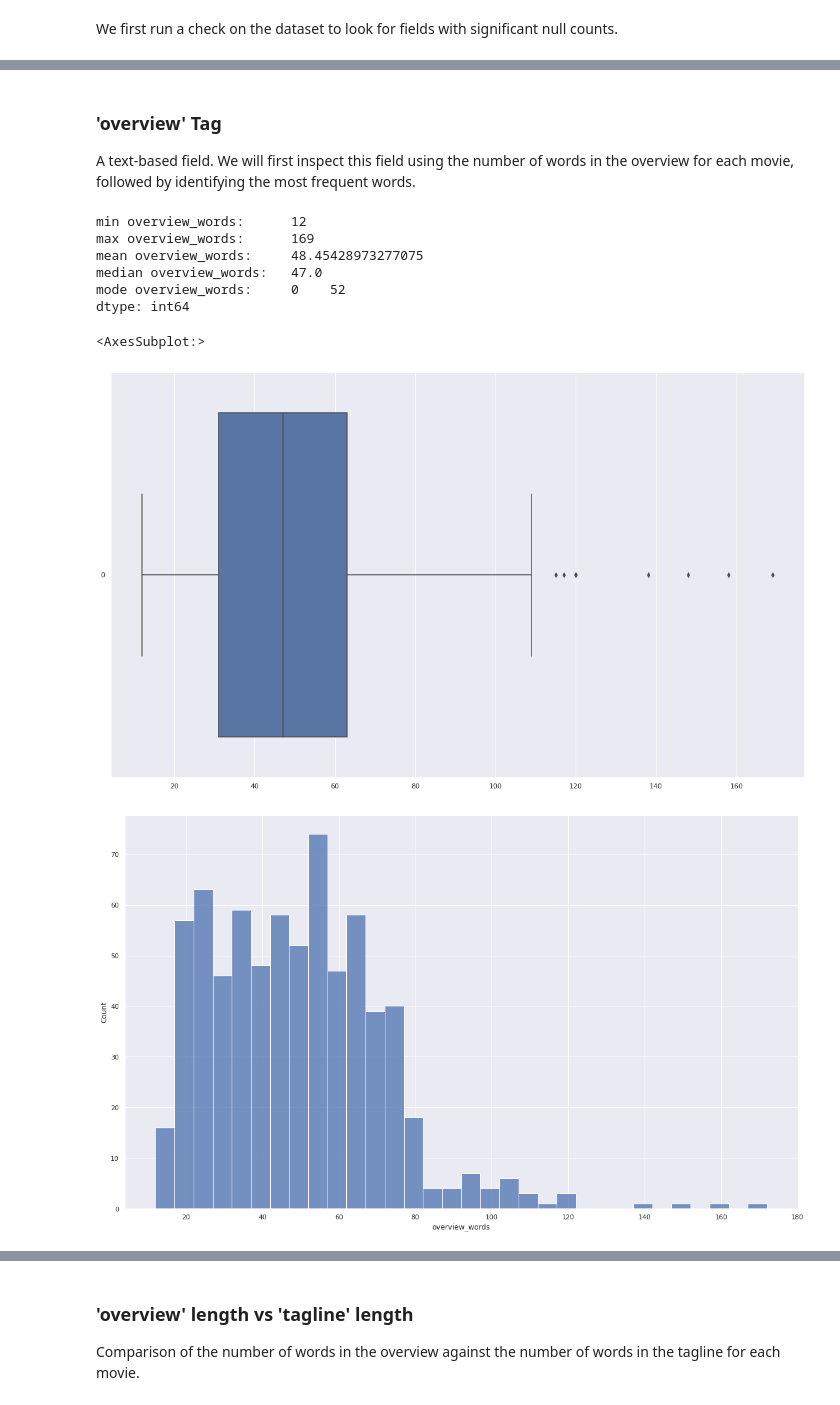
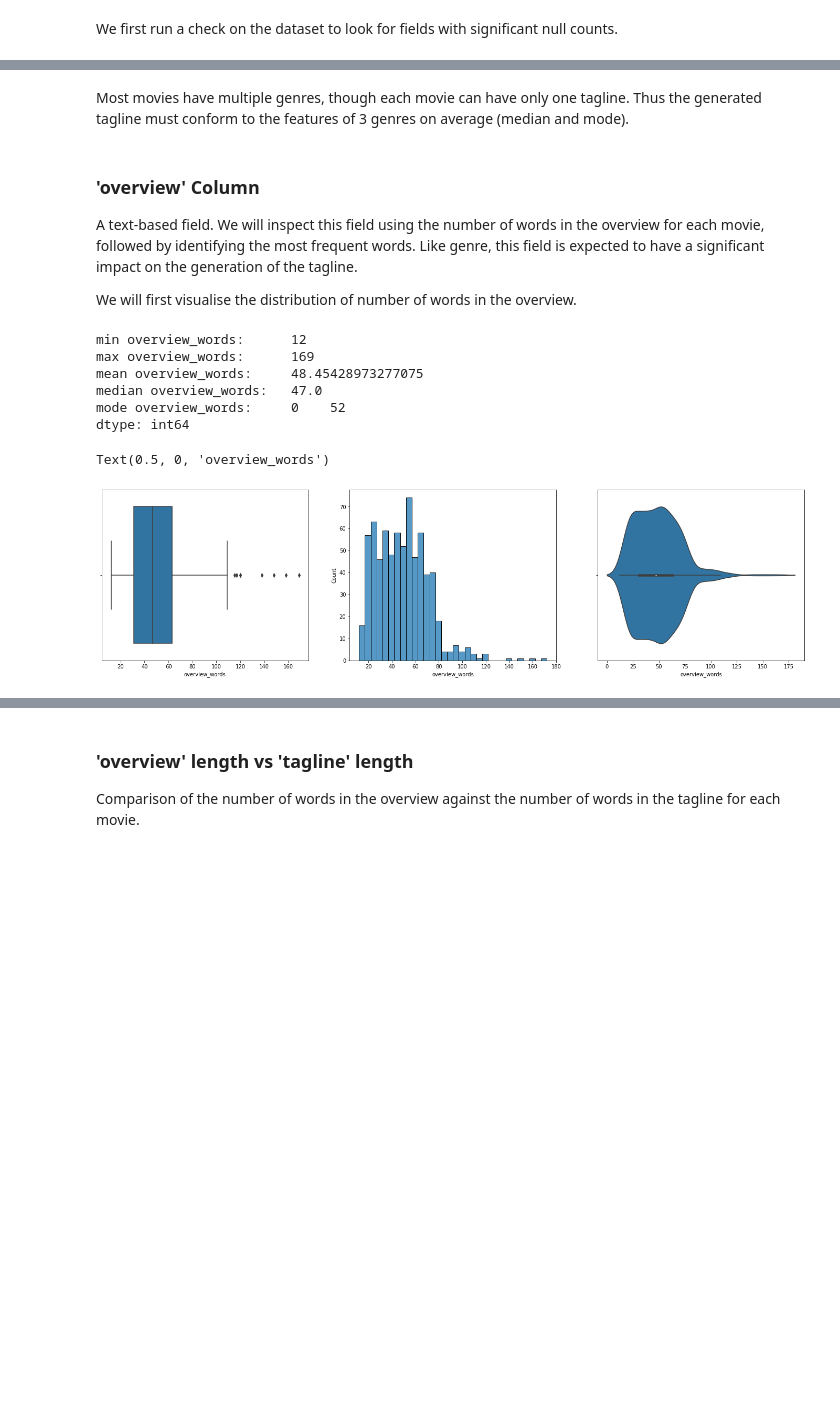
Before and after one commit to Benjamintdk/DSAI-Project, a Jupyter notebook: 01_eda.ipynb, the cells around one changed output, grey strips where cells are left out. Drawn from its saved outputs; the diff is of its cells as text; code cells hidden in the pictures; blank space fills up the shorter version.

```diff
--- a/01_eda.ipynb
+++ b/01_eda.ipynb
@@ -28,4 +31,5 @@ import json
 ## Import the Dataset and Clean Data
 The dataset is in CSV format; hence we use the read_csv function from Pandas into the dataframe 'df_all'
 # %%
-df_all = pd.read_csv('raw_data.csv')
+df_all = pd.read_csv('train.csv')
+df_all.info()
@@ -66,0 +120,4 @@ At this point 'release_date' will also be parsed as datetime. We will create 're
+# %%
+df = df[df.video == False]
+
+df = df.drop(columns=['video'])
@@ -201,0 +291,15 @@ dtype: object
+# %%
+# release_date binning
+
+df1['release_day_bin'] = ""
+
+for i in range(len(df1)):
+    tmpInt = df1.iloc[i, df1.columns.get_loc('release_day')]
+    if (tmpInt >= 1 and tmpInt <= 10):
+        df1.iloc[i, df1.columns.get_loc('release_day_bin')] = '1-10'
+    elif (tmpInt >= 11 and tmpInt <= 20):
+        df1.iloc[i, df1.columns.get_loc('release_day_bin')] = '11-20'
+    elif (tmpInt >= 21 and tmpInt <= 31):
+        df1.iloc[i, df1.columns.get_loc('release_day_bin')] = '21-31'
+
+sb.catplot(y = "release_day_bin", data = df1, kind = "count")
@@ -205,9 +326,0 @@ We will first extract the genre columns to a separate dataframe for ease of anal
-# %%
-# genre
-
-start = df1.columns.get_loc("Action")
-end = df1.columns.get_loc("Western")
-size = end - start + 1
-
-df_genre = df1.iloc[:, np.r_[start:end+1]]
-df_genre.head()
@@ -262,38 +374,43 @@ ax = sb.countplot(x="genre_count", data=df1)
+# %% [markdown]
+Most movies have multiple genres, though each movie can have only one tagline. Thus the generated tagline must conform to the features of 3 genres on average (median and mode).
 # %% [markdown]
-### 'overview' Tag
-A text-based field. We will first inspect this field using the number of words in the overview for each movie, followed by identifying the most frequent words.
+### 'overview' Column
+A text-based field. We will inspect this field using the number of words in the overview for each movie, followed by identifying the most frequent words. Like genre, this field is expected to have a significant impact on the generation of the tagline.
+
+We will first visualise the distribution of number of words in the overview.
 # %%
 # number of words in overview
 
 df1["overview_words"] = 0
 
 for i in range(len(df1)):
     tmpStr = df1.iloc[i, df1.columns.get_loc('overview')]
     res = len(tmpStr.split())
     df1.iloc[i, df1.columns.get_loc('overview_words')]  = res
 
 print("min overview_words:\t", df1["overview_words"].min())
 print("max overview_words:\t", df1["overview_words"].max())
 print("mean overview_words:\t", df1["overview_words"].mean())
 print("median overview_words:\t", df1["overview_words"].median())
 print("mode overview_words:\t", df1["overview_words"].mode())
 
+f, axes = plt.subplots(1, 3, figsize=(24, 6))
 
-f = plt.figure(figsize=(20, 12))
-sb.boxplot(data = df1["overview_words"], orient = "h")
+g = sb.boxplot(data = df1["overview_words"], orient = "h", ax = axes[0])
+g.set(yticklabels=[])
+g.set_xlabel('overview_words')
 
-f = plt.figure(figsize=(20, 12))
-sb.histplot(data = df1["overview_words"], binwidth=5)
+sb.histplot(data = df1["overview_words"], binwidth=5, ax = axes[1])
 
-f = plt.figure(figsize=(20, 12))
-sb.violinplot(data = df1["overview_words"], orient = "h")
+g = sb.violinplot(data = df1["overview_words"], orient = "h", ax = axes[2])
+g.set(yticklabels=[])
+g.set_xlabel('overview_words')
 # %% [output]
 min overview_words:      12
 max overview_words:      169
 mean overview_words:     48.45428973277075
 median overview_words:   47.0
 mode overview_words:     0    52
 dtype: int64
-<AxesSubplot:>
+Text(0.5, 0, 'overview_words')
-[figure, old version]
+[figure, new version]
-[figure, removed]
```
Also changed, not shown: parts of 71 cells of this notebook.
